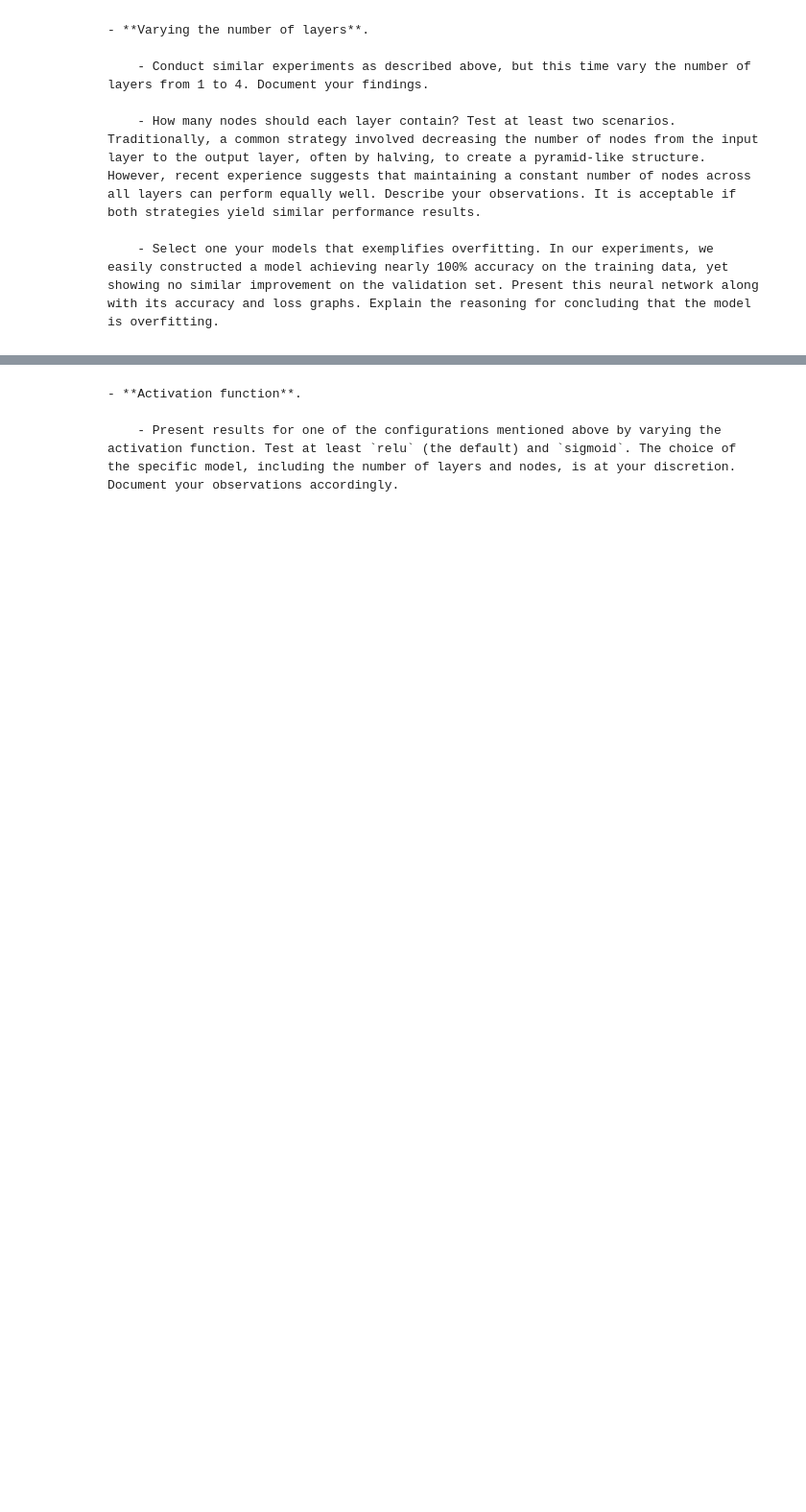
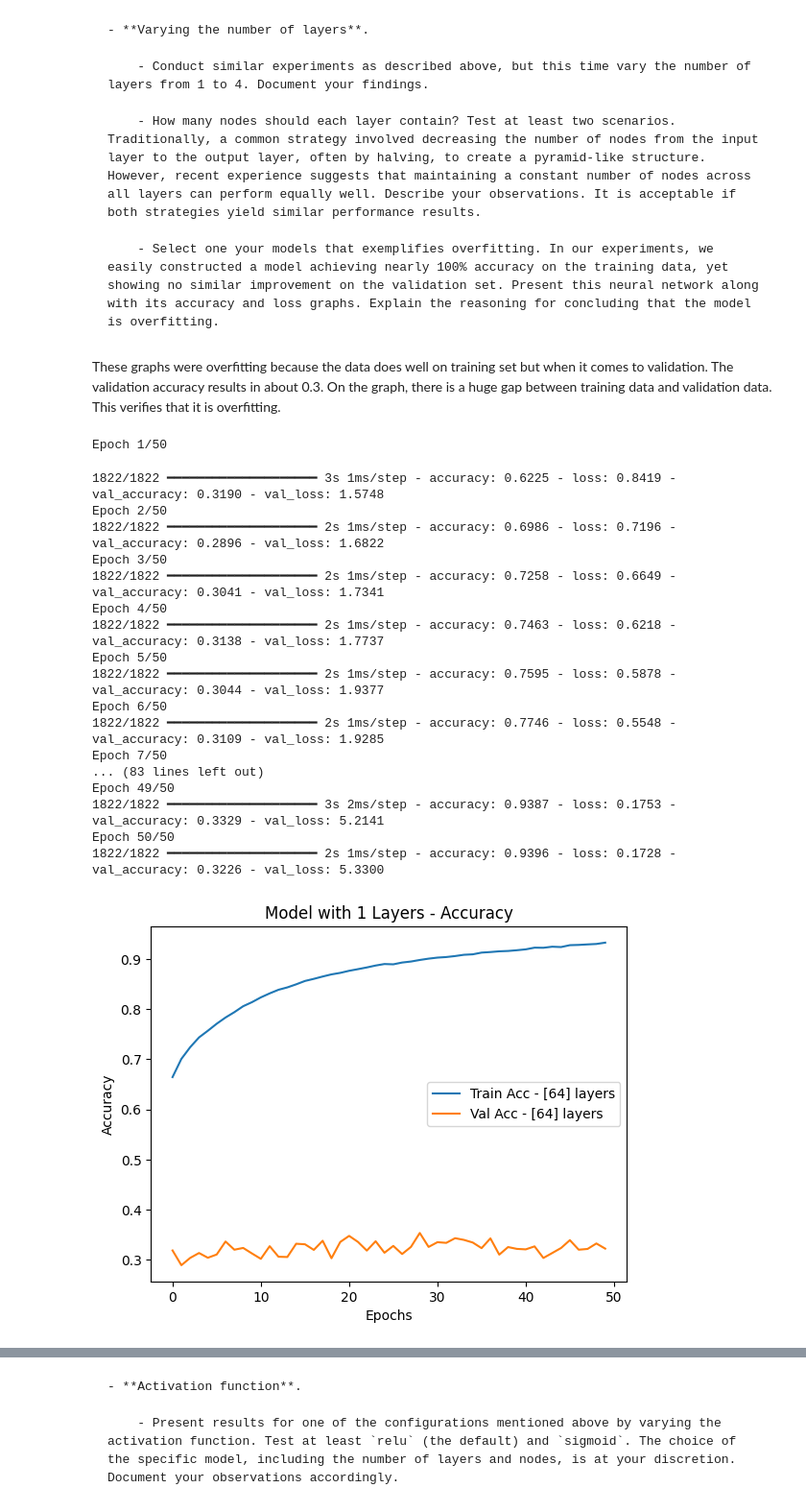
Before and after one commit to nalank1/CSI4106, a Jupyter notebook: A3/csi4106-f24-a3-template.ipynb, the cells around one changed output, grey strips where cells are left out. Shown at 96% size. Saved outputs shown, nothing was run; the diff lists cells and outputs as text; code cells hidden in the pictures; blank space fills up the shorter version.

```diff
--- a/A3/csi4106-f24-a3-template.ipynb
+++ b/A3/csi4106-f24-a3-template.ipynb
@@ -119,0 +486,46 @@ You can use this code cell for you import statements and other initializations.
+# %% [markdown]
+These graphs were overfitting because the data does well on training set but when it comes to validation. The validation accuracy results in about 0.3. On the graph, there is a huge gap between training data and validation data. This verifies that it is overfitting.
+# %%
+# Code cell
+
+def build_and_train_model_with_layers(layer_config, epochs=50):
+    model = Sequential()
+    model.add(Dense(layer_config[0], activation='relu', input_shape=(462,)))
+    for nodes in layer_config[1:]:
+        model.add(Dense(nodes, activation='relu'))
+    model.add(Dense(3, activation='softmax'))
+    model.compile(optimizer='adam', loss='sparse_categorical_crossentropy', metrics=['accuracy'])
+    history = model.fit(X_train, y_train, epochs=epochs, batch_size=32, validation_data=(X_valid, y_valid))
+    return history
+
+
+layer_configs = [[64], [128, 64], [256, 128, 64], [512, 256, 128, 64]]
+for config in layer_configs:
+    history = build_and_train_model_with_layers(config)
+    plt.plot(history.history['accuracy'], label=f'Train Acc - {config} layers')
+    plt.plot(history.history['val_accuracy'], label=f'Val Acc - {config} layers')
+    plt.title(f'Model with {len(config)} Layers - Accuracy')
+    plt.xlabel('Epochs')
+    plt.ylabel('Accuracy')
+    plt.legend()
+    plt.show()
+# %% [output]
+Epoch 1/50
+1822/1822 ━━━━━━━━━━━━━━━━━━━━ 3s 1ms/step - accuracy: 0.6225 - loss: 0.8419 - val_accuracy: 0.3190 - val_loss: 1.5748
+Epoch 2/50
+1822/1822 ━━━━━━━━━━━━━━━━━━━━ 2s 1ms/step - accuracy: 0.6986 - loss: 0.7196 - val_accuracy: 0.2896 - val_loss: 1.6822
+Epoch 3/50
+1822/1822 ━━━━━━━━━━━━━━━━━━━━ 2s 1ms/step - accuracy: 0.7258 - loss: 0.6649 - val_accuracy: 0.3041 - val_loss: 1.7341
+Epoch 4/50
+1822/1822 ━━━━━━━━━━━━━━━━━━━━ 2s 1ms/step - accuracy: 0.7463 - loss: 0.6218 - val_accuracy: 0.3138 - val_loss: 1.7737
+Epoch 5/50
+1822/1822 ━━━━━━━━━━━━━━━━━━━━ 2s 1ms/step - accuracy: 0.7595 - loss: 0.5878 - val_accuracy: 0.3044 - val_loss: 1.9377
+Epoch 6/50
+1822/1822 ━━━━━━━━━━━━━━━━━━━━ 2s 1ms/step - accuracy: 0.7746 - loss: 0.5548 - val_accuracy: 0.3109 - val_loss: 1.9285
+Epoch 7/50
+... (83 lines left out)
+Epoch 49/50
+1822/1822 ━━━━━━━━━━━━━━━━━━━━ 3s 2ms/step - accuracy: 0.9387 - loss: 0.1753 - val_accuracy: 0.3329 - val_loss: 5.2141
+Epoch 50/50
+1822/1822 ━━━━━━━━━━━━━━━━━━━━ 2s 1ms/step - accuracy: 0.9396 - loss: 0.1728 - val_accuracy: 0.3226 - val_loss: 5.3300
+[figure, added]
```
Also changed, not shown: parts of 57 cells of this notebook.
